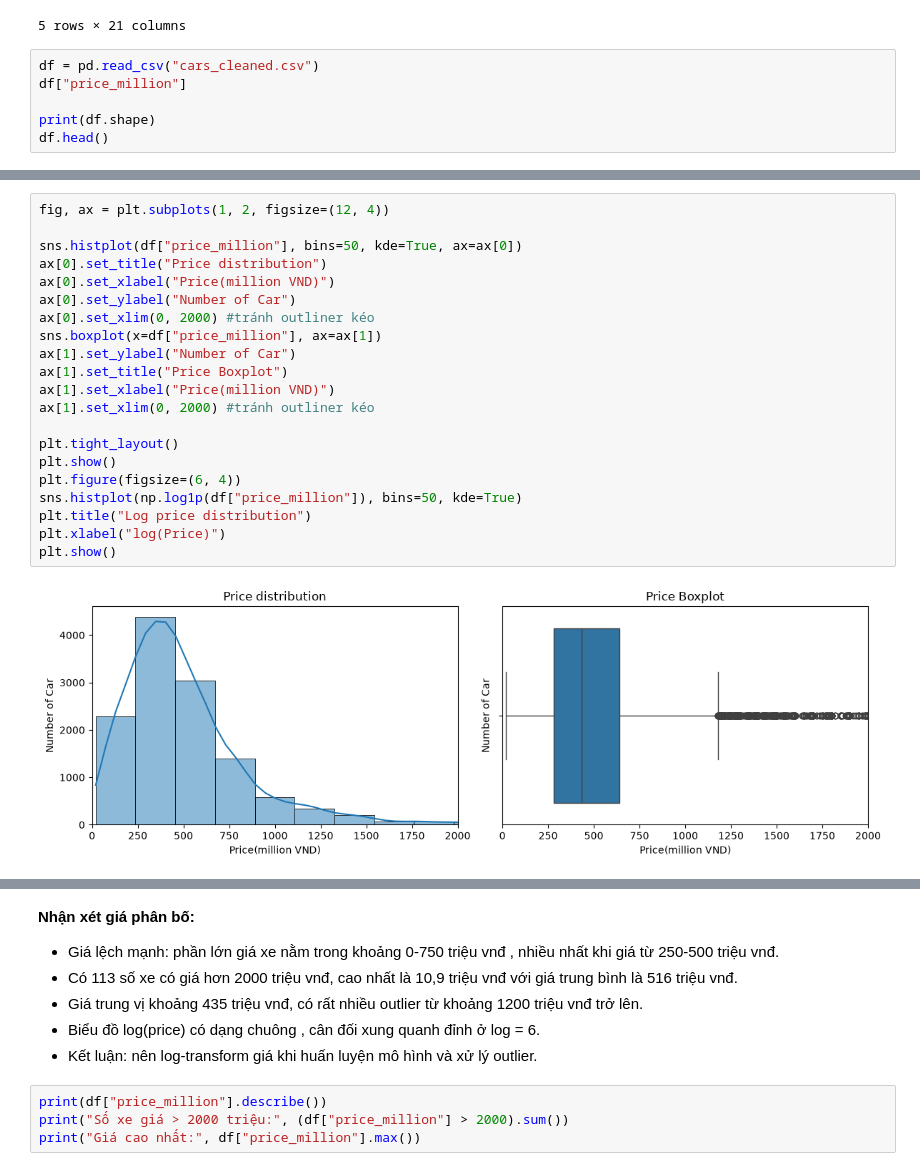
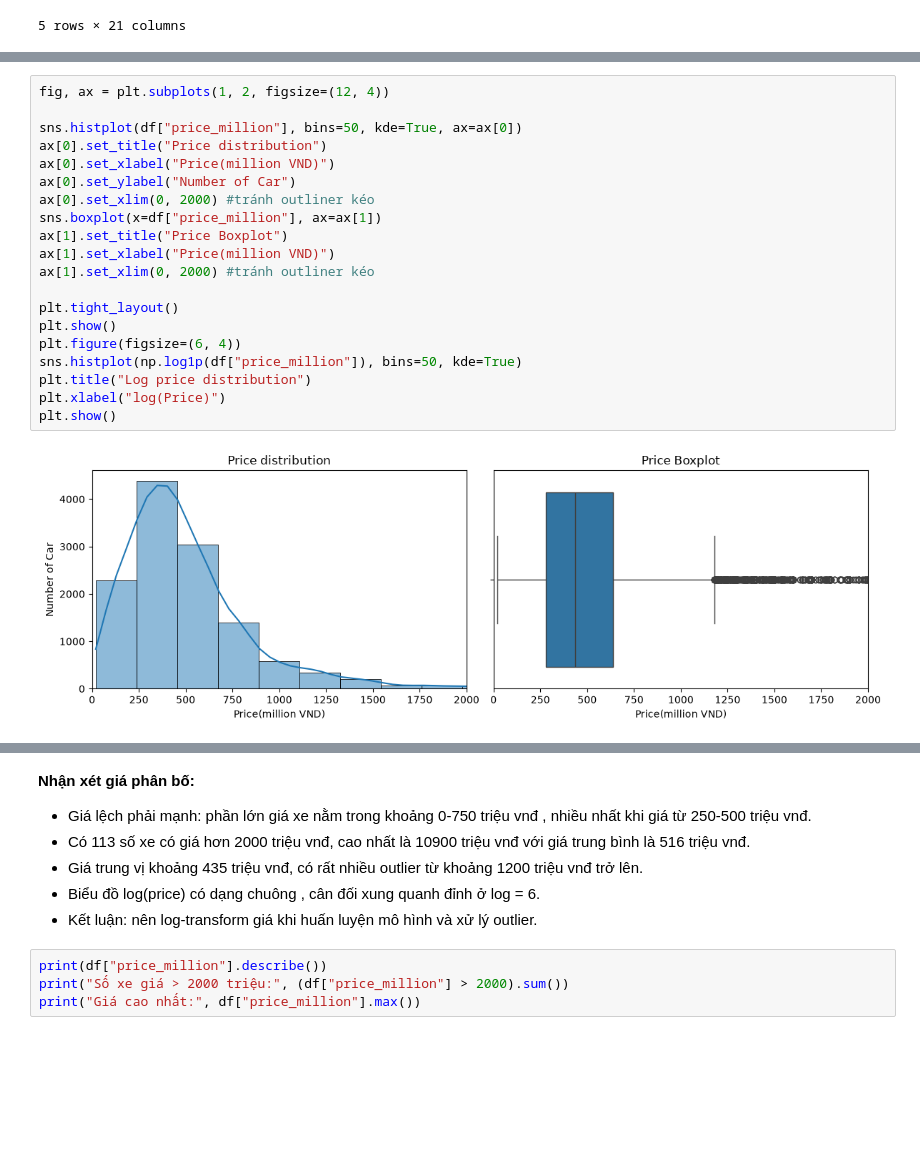
Before and after one commit to edelweiss17/USED-CAR-PRICE-PREDICTION-ADY201m, a Jupyter notebook: EDA/T03_EDA.ipynb, the cells around one changed output, grey strips where cells are left out. Drawn from its saved outputs; the diff is of its cells as text; blank space fills up the shorter version.

```diff
--- a/EDA/T03_EDA.ipynb
+++ b/EDA/T03_EDA.ipynb
@@ -14,9 +14,3 @@ df.head()
 | 3 | 103030971 | BMW X6 2010 Full Đồ Chơi Của Hãng | 638.0 | 2010 | 16 | 105000.0 | BMW | X6 | Hồ Chí Minh | ... |
 | 4 | 109039668 | Toyota Fortuner 4x2 2016 một chủ | 439.0 | 2016 | 10 | 120000.0 | Toyota | Fortuner | Hà Nội | ... |
 5 rows × 21 columns
-# %%
-df = pd.read_csv("cars_cleaned.csv")
-df["price_million"]
-
-print(df.shape)
-df.head()
@@ -56,31 +40,30 @@ plt.show()
 # %%
 fig, ax = plt.subplots(1, 2, figsize=(12, 4))
 
 sns.histplot(df["price_million"], bins=50, kde=True, ax=ax[0])
 ax[0].set_title("Price distribution")
 ax[0].set_xlabel("Price(million VND)")
 ax[0].set_ylabel("Number of Car")
 ax[0].set_xlim(0, 2000) #tránh outliner kéo
 sns.boxplot(x=df["price_million"], ax=ax[1])
-ax[1].set_ylabel("Number of Car")
 ax[1].set_title("Price Boxplot")
 ax[1].set_xlabel("Price(million VND)")
 ax[1].set_xlim(0, 2000) #tránh outliner kéo
 
 plt.tight_layout()
 plt.show()
 plt.figure(figsize=(6, 4))
 sns.histplot(np.log1p(df["price_million"]), bins=50, kde=True)
 plt.title("Log price distribution")
 plt.xlabel("log(Price)")
 plt.show()
 # %% [output]
-[figure, old version]
+[figure, new version]
 [figure]
 # %% [markdown]
 **Nhận xét giá phân bố:**
-- Giá lệch mạnh: phần lớn giá xe nằm trong khoảng 0-750 triệu vnđ , nhiều nhất khi giá từ 250-500 triệu vnđ.
-- Có 113 số xe có giá hơn 2000 triệu vnđ, cao nhất là 10,9 triệu vnđ với giá trung bình là 516 triệu vnđ.
+- Giá lệch phải mạnh: phần lớn giá xe nằm trong khoảng 0-750 triệu vnđ , nhiều nhất khi giá từ 250-500 triệu vnđ.
+- Có 113 số xe có giá hơn 2000 triệu vnđ, cao nhất là 10900 triệu vnđ với giá trung bình là 516 triệu vnđ.
 - Giá trung vị khoảng 435 triệu vnđ, có rất nhiều outlier từ khoảng 1200 triệu vnđ trở lên.
 - Biểu đồ log(price) có dạng chuông , cân đối xung quanh đỉnh ở log = 6.
 - Kết luận: nên log-transform giá khi huấn luyện mô hình và xử lý outlier.
```
Also changed, not shown: parts of 5 cells of this notebook.
